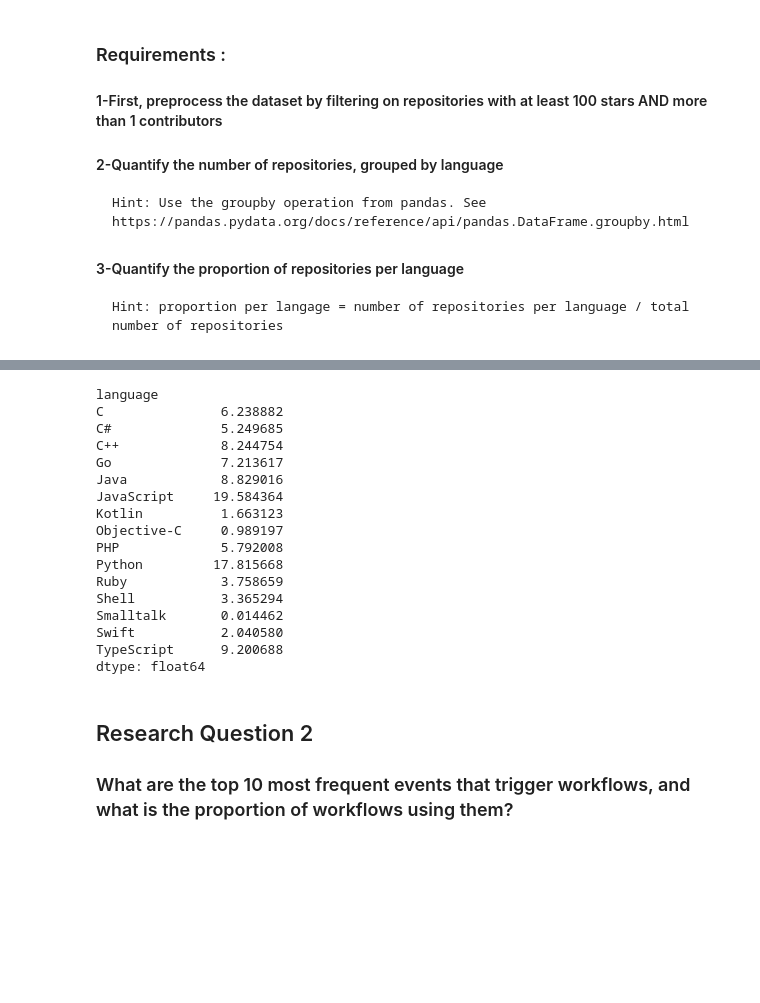
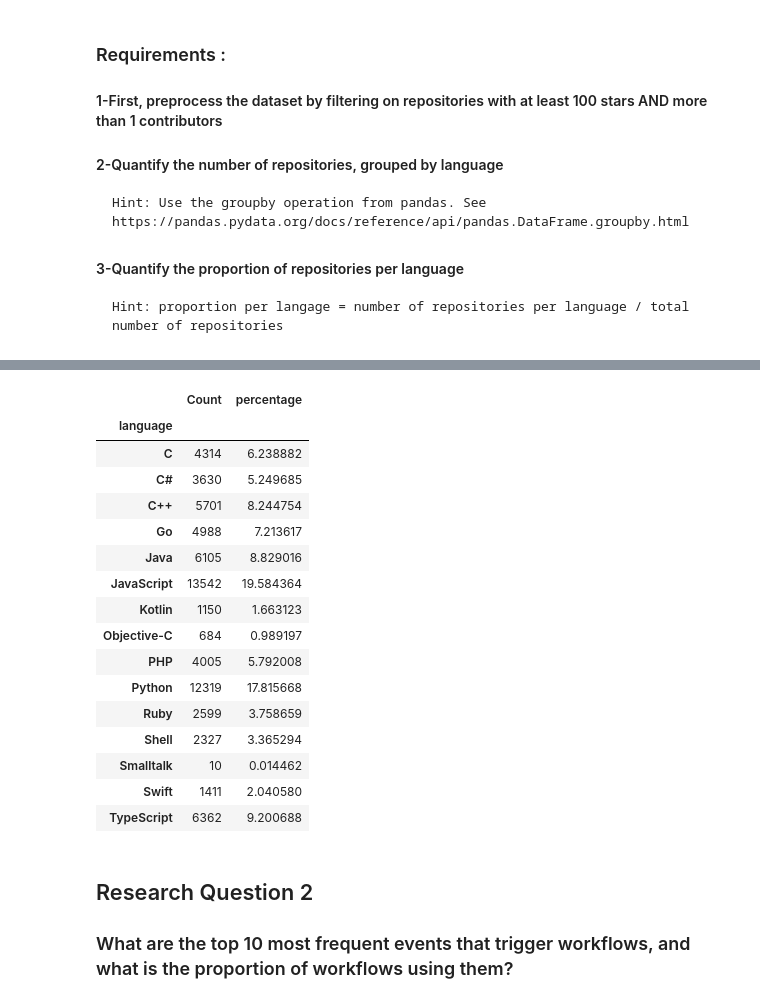
Before and after one commit to Kreik2809/data-analysis, a Jupyter notebook: notebooks/questions.ipynb, the cells around one changed output, grey strips where cells are left out. Saved outputs shown, nothing was run; the diff lists cells and outputs as text; code cells hidden in the pictures; blank space fills up the shorter version.

```diff
--- a/notebooks/questions.ipynb
+++ b/notebooks/questions.ipynb
@@ -34,5 +34,7 @@ df_repositories
 # %%
 df_stars = df_repositories[(df_repositories['stars']) > 100 & (df_repositories['contributors'] > 1.0)]
 # %%
-df_stars.groupby('language').size()
+df_results = pd.DataFrame()
+df_results["Count"] = df_stars.groupby('language').size()
+df_results
 # %% [output]
@@ -56,23 +58,25 @@ dtype: int64
 # %%
-df_stars.groupby('language').size().div(len(df_stars))*100
+df_results["percentage"] = df_stars.groupby('language').size().div(len(df_stars))*100
+
+df_results
 # %% [output]
-language
-C               6.238882
-C#              5.249685
-C++             8.244754
-Go              7.213617
-Java            8.829016
-JavaScript     19.584364
-Kotlin          1.663123
-Objective-C     0.989197
-PHP             5.792008
-Python         17.815668
-Ruby            3.758659
-Shell           3.365294
-Smalltalk       0.014462
-Swift           2.040580
-TypeScript      9.200688
-dtype: float64
+|  | Count | percentage |
+| language |  |  |
+| C | 4314 | 6.238882 |
+| C# | 3630 | 5.249685 |
+| C++ | 5701 | 8.244754 |
+| Go | 4988 | 7.213617 |
+| Java | 6105 | 8.829016 |
+| JavaScript | 13542 | 19.584364 |
+| Kotlin | 1150 | 1.663123 |
+| Objective-C | 684 | 0.989197 |
+| PHP | 4005 | 5.792008 |
+| Python | 12319 | 17.815668 |
+| Ruby | 2599 | 3.758659 |
+| Shell | 2327 | 3.365294 |
+| Smalltalk | 10 | 0.014462 |
+| Swift | 1411 | 2.040580 |
+| TypeScript | 6362 | 9.200688 |
 # %% [markdown]
 ## Research Question 2
 ### What are the top 10 most frequent events that trigger workflows, and what is the proportion of workflows using them?
```
Also changed, not shown: parts of 7 cells of this notebook.
